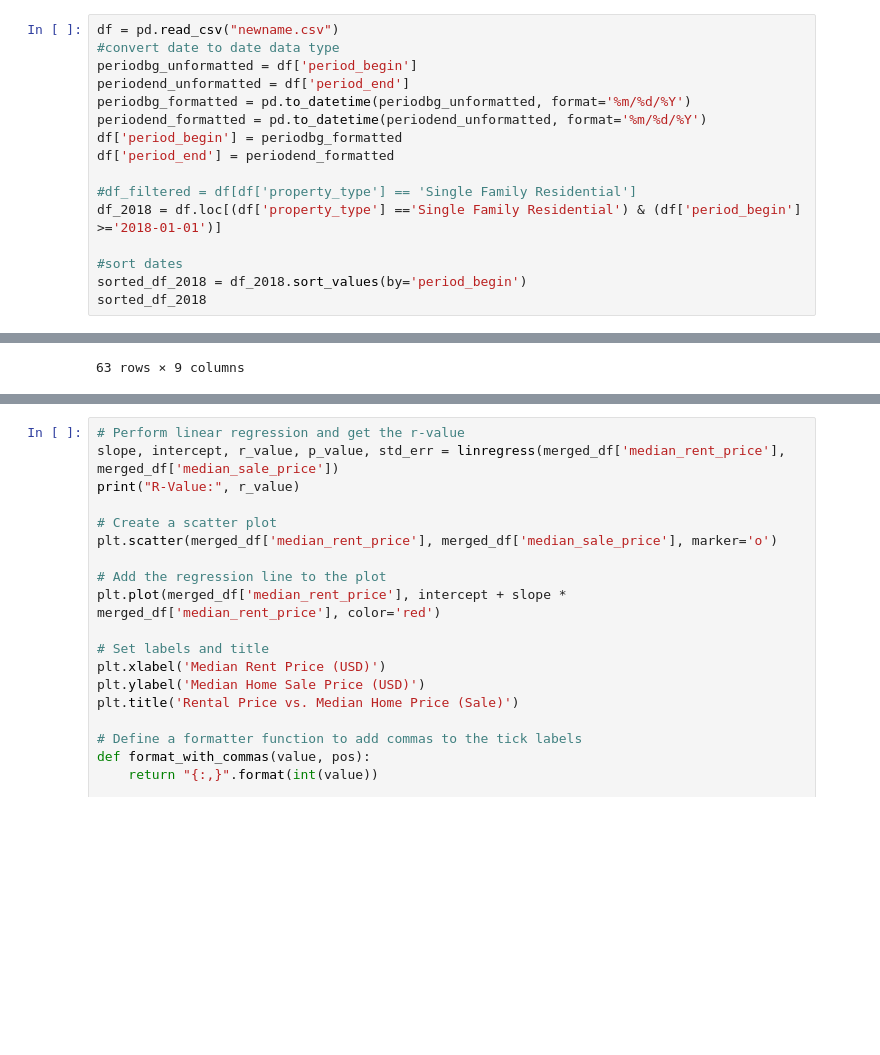
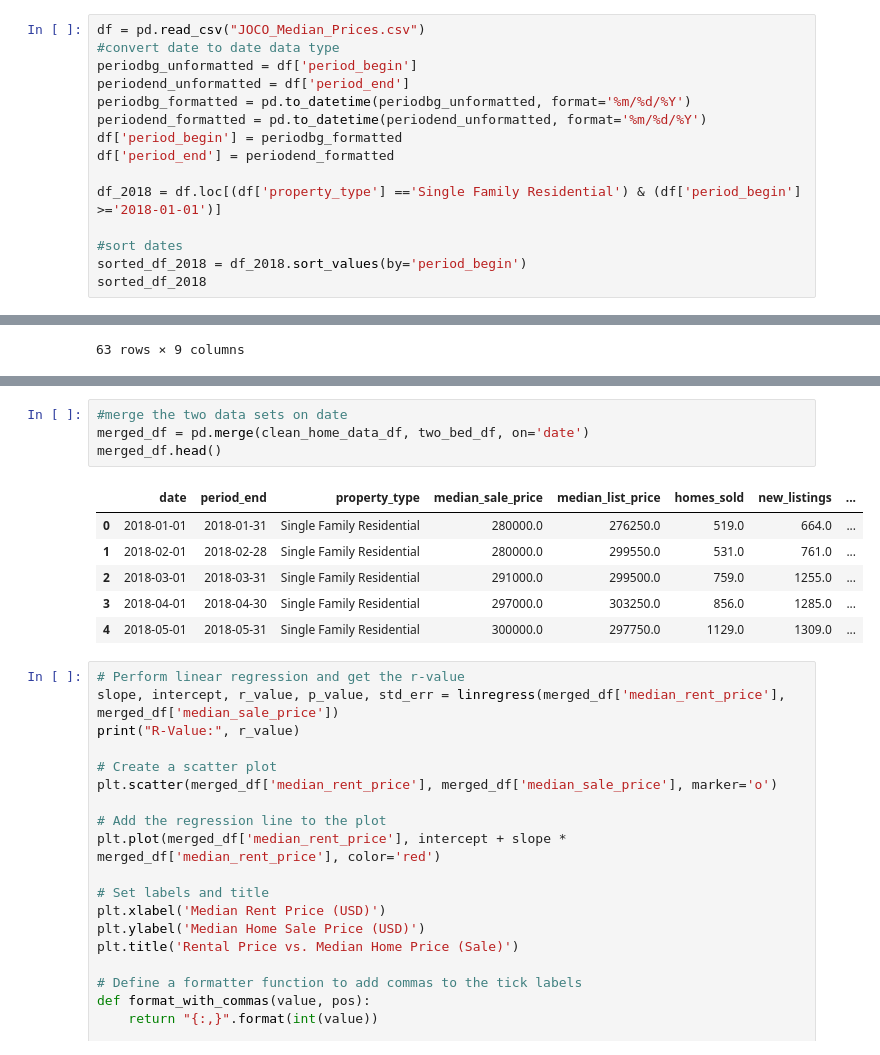
Before and after one commit to SamuelTHaynes/Bootcamp_Housing_Analysis, a Jupyter notebook: Johnson County Median Rent analysis.ipynb, the cells around one changed output, grey strips where cells are left out. Drawn from its saved outputs; the diff is of its cells as text; blank space fills up the shorter version.

```diff
--- a/Johnson County Median Rent analysis.ipynb
+++ b/Johnson County Median Rent analysis.ipynb
@@ -79,7 +83,7 @@ Text(0, 0.5, 'price(USD)')
 # %% [markdown]
 ## List price vs sale price
 # %%
-df = pd.read_csv("newname.csv")
+df = pd.read_csv("JOCO_Median_Prices.csv")
 #convert date to date data type
 periodbg_unformatted = df['period_begin']
 periodend_unformatted = df['period_end']
@@ -88,7 +92,6 @@ periodend_formatted = pd.to_datetime(periodend_unformatted, format='%m/%d/%Y')
 df['period_begin'] = periodbg_formatted
 df['period_end'] = periodend_formatted
 
-#df_filtered = df[df['property_type'] == 'Single Family Residential']
 df_2018 = df.loc[(df['property_type'] =='Single Family Residential') & (df['period_begin'] >='2018-01-01')]
 
 #sort dates
@@ -223,3 +209,14 @@ Text(0.5, 1.0, 'Rental Price vs. Median Home price (Sale)')
+# %%
+#merge the two data sets on date
+merged_df = pd.merge(clean_home_data_df, two_bed_df, on='date')
+merged_df.head()
+# %% [output]
+|  | date | period_end | property_type | median_sale_price | median_list_price | homes_sold | new_listings | ... |
+| 0 | 2018-01-01 | 2018-01-31 | Single Family Residential | 280000.0 | 276250.0 | 519.0 | 664.0 | ... |
+| 1 | 2018-02-01 | 2018-02-28 | Single Family Residential | 280000.0 | 299550.0 | 531.0 | 761.0 | ... |
+| 2 | 2018-03-01 | 2018-03-31 | Single Family Residential | 291000.0 | 299500.0 | 759.0 | 1255.0 | ... |
+| 3 | 2018-04-01 | 2018-04-30 | Single Family Residential | 297000.0 | 303250.0 | 856.0 | 1285.0 | ... |
+| 4 | 2018-05-01 | 2018-05-31 | Single Family Residential | 300000.0 | 297750.0 | 1129.0 | 1309.0 | ... |
 # %%
 # Perform linear regression and get the r-value
 slope, intercept, r_value, p_value, std_err = linregress(merged_df['median_rent_price'], merged_df['median_sale_price'])
```
Also changed, not shown: parts of 11 cells of this notebook.
